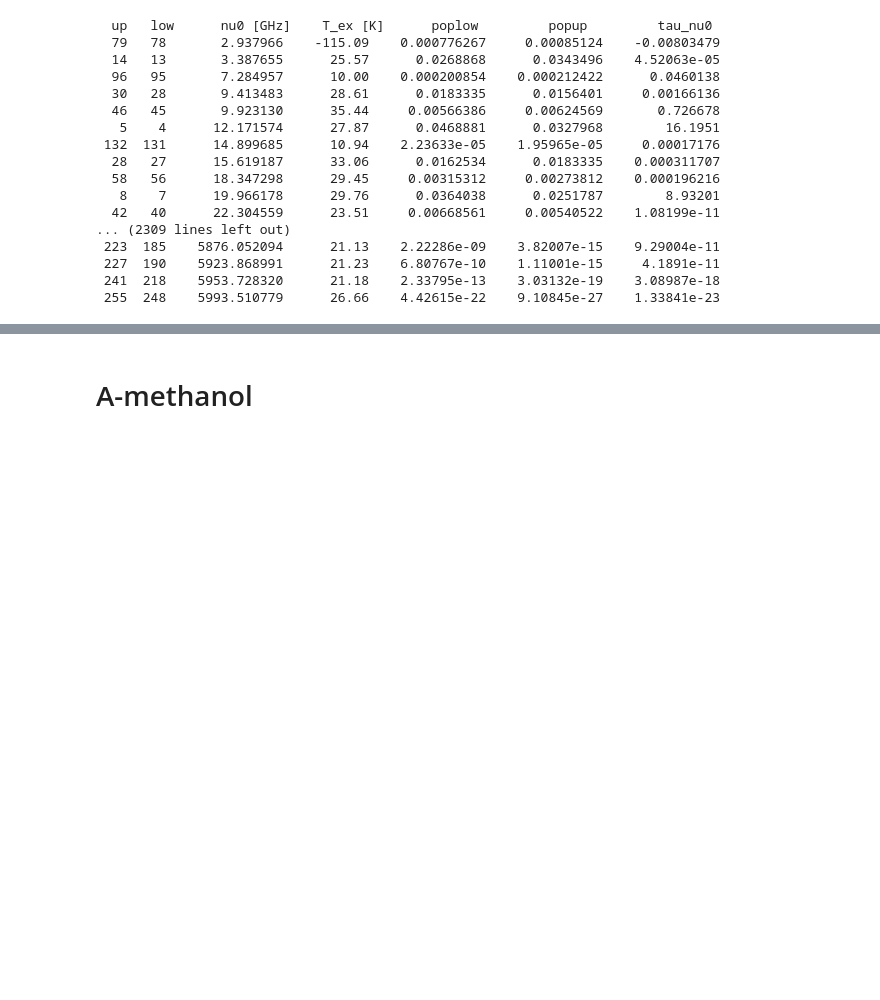
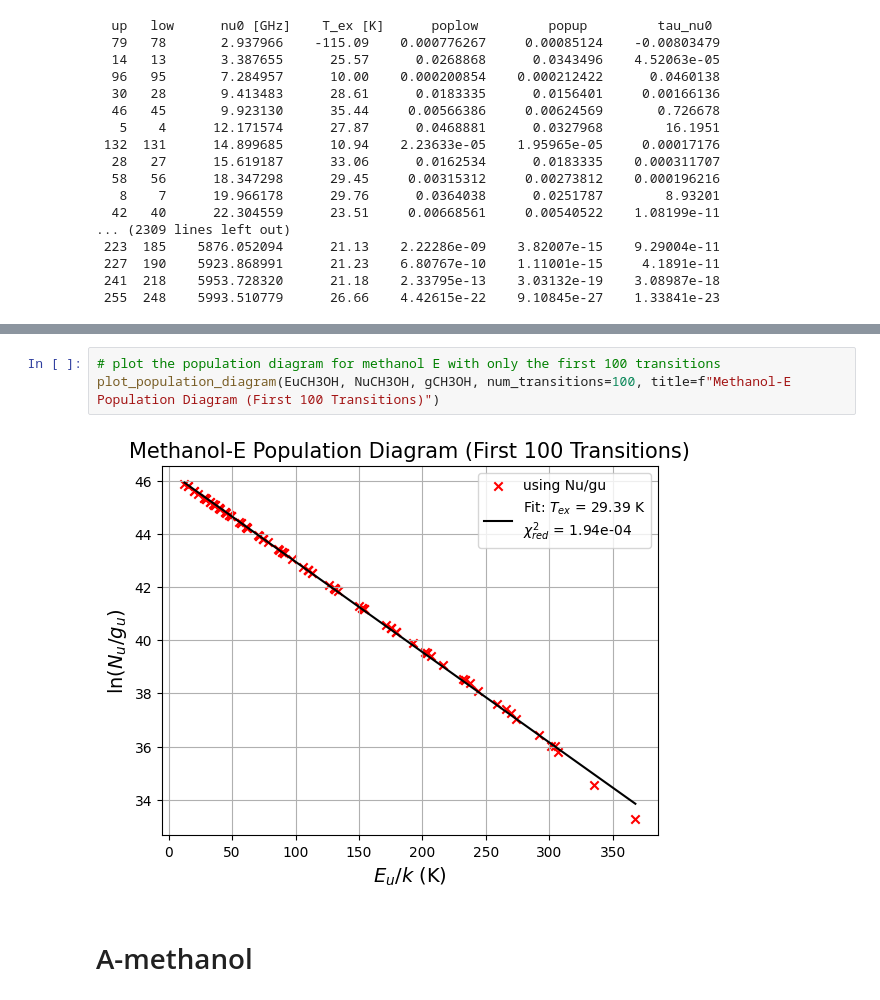
Before and after one commit to aleksej-rodano/phas0052_project, a Jupyter notebook: pythonradex_clean.ipynb, the cells around one changed output, grey strips where cells are left out. Cells and saved outputs as stored; diff of their text form; blank space fills up the shorter version.

```diff
--- a/pythonradex_clean.ipynb
+++ b/pythonradex_clean.ipynb
@@ -1579,3 +1550,8 @@ plt.show()
+# %%
+# plot the population diagram for methanol E with only the first 100 transitions
+plot_population_diagram(EuCH3OH, NuCH3OH, gCH3OH, num_transitions=100, title=f"Methanol-E Population Diagram (First 100 Transitions)")
+# %% [output]
+[figure, added]
 # %% [markdown]
 # A-methanol
 # %%
```
Also changed, not shown: parts of 18 cells of this notebook, 2 other files.
